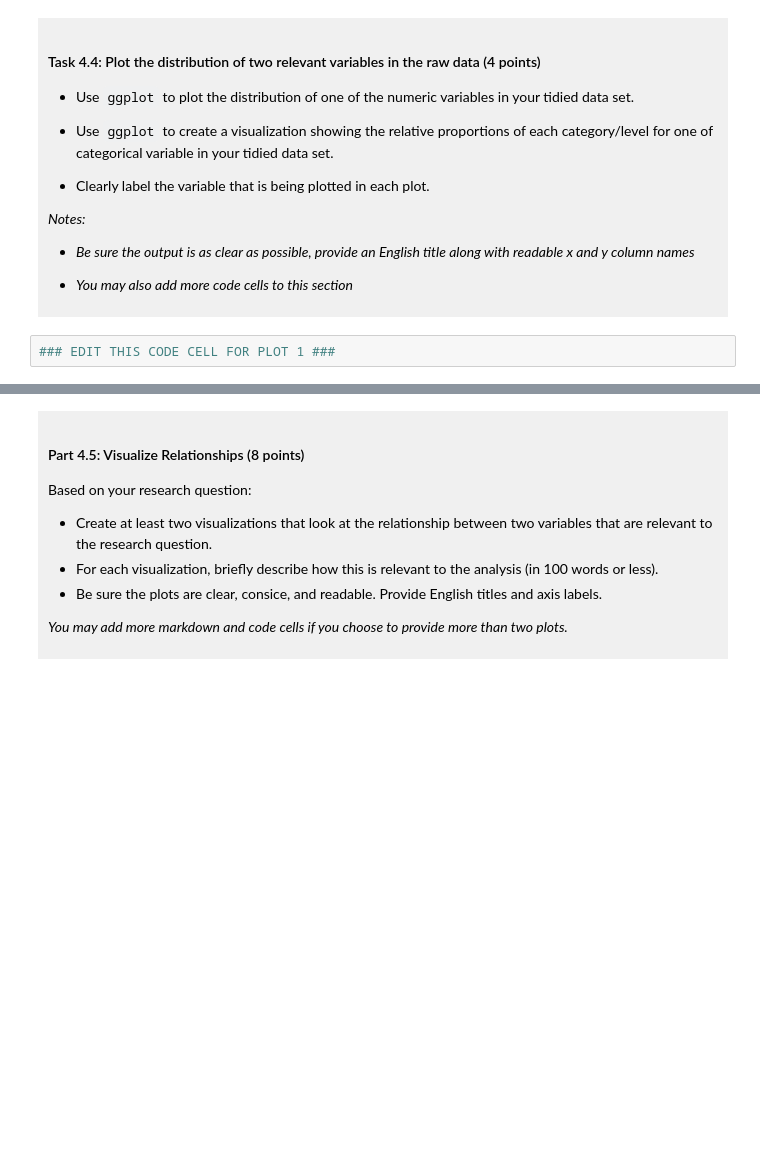
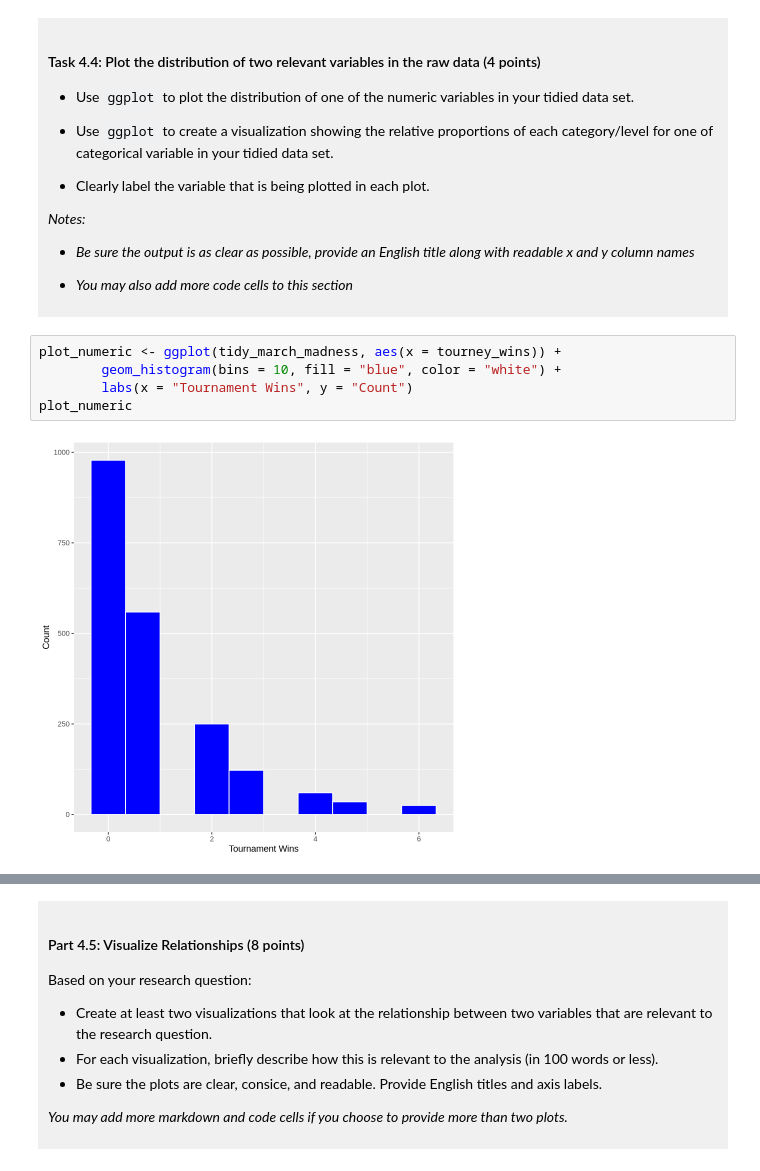
Before and after one commit to asherlb/dsci-100-project-asher-le-breton, a Jupyter notebook: dsci-100-project-notebook.ipynb, the cells around one changed output, grey strips where cells are left out. Drawn from its saved outputs; the diff is of its cells as text; blank space fills up the shorter version.

```diff
--- a/dsci-100-project-notebook.ipynb
+++ b/dsci-100-project-notebook.ipynb
@@ -287,5 +317,10 @@ You will refine your research question (if needed) and produce a tidy data set.
 
 </div>
 # %%
-### EDIT THIS CODE CELL FOR PLOT 1 ###
+plot_numeric <- ggplot(tidy_march_madness, aes(x = tourney_wins)) +
+        geom_histogram(bins = 10, fill = "blue", color = "white") +
+        labs(x = "Tournament Wins", y = "Count")
+plot_numeric
+# %% [output]
+[figure, added]
 # %%
```
Also changed, not shown: parts of 10 cells of this notebook.
